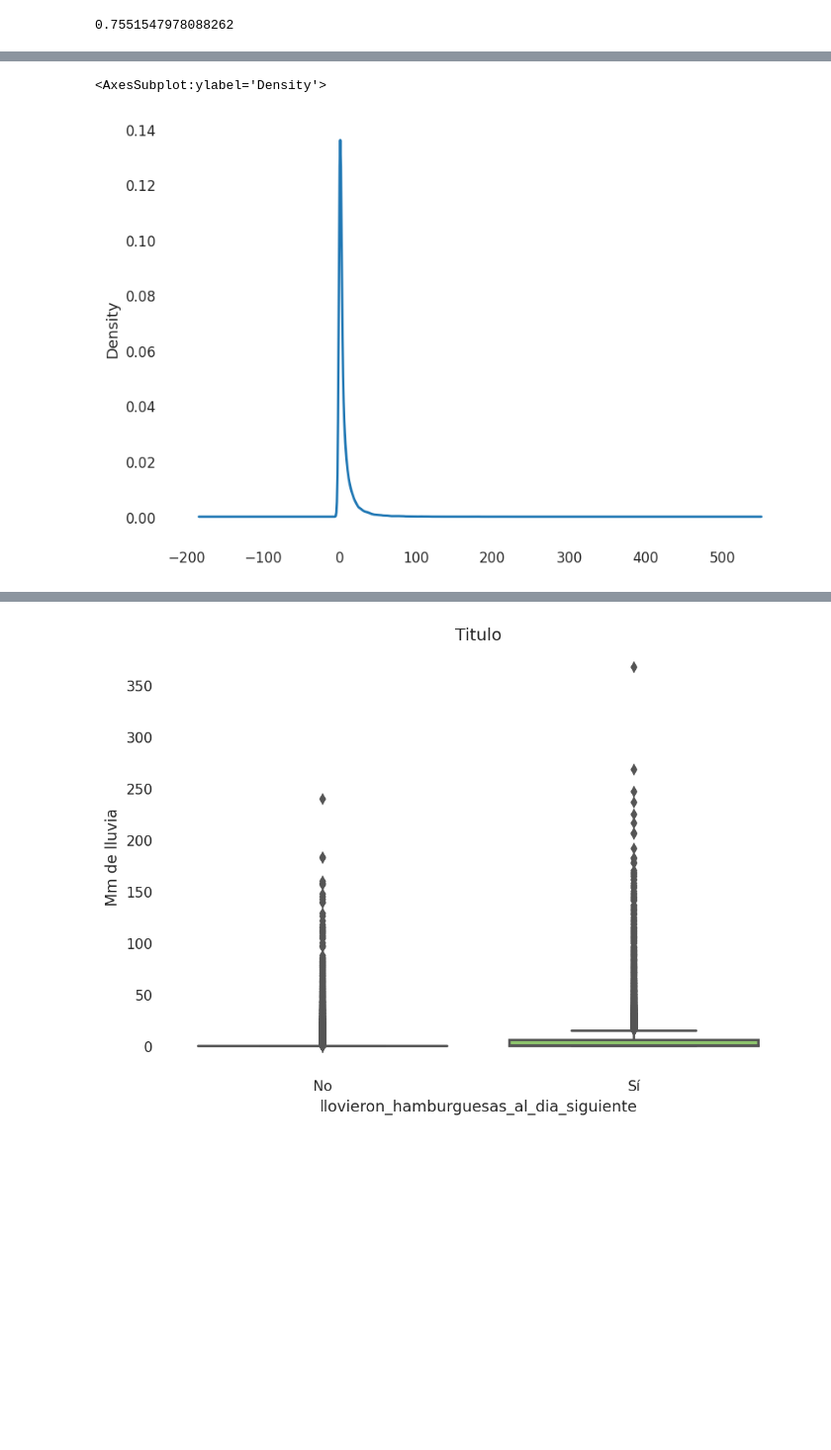
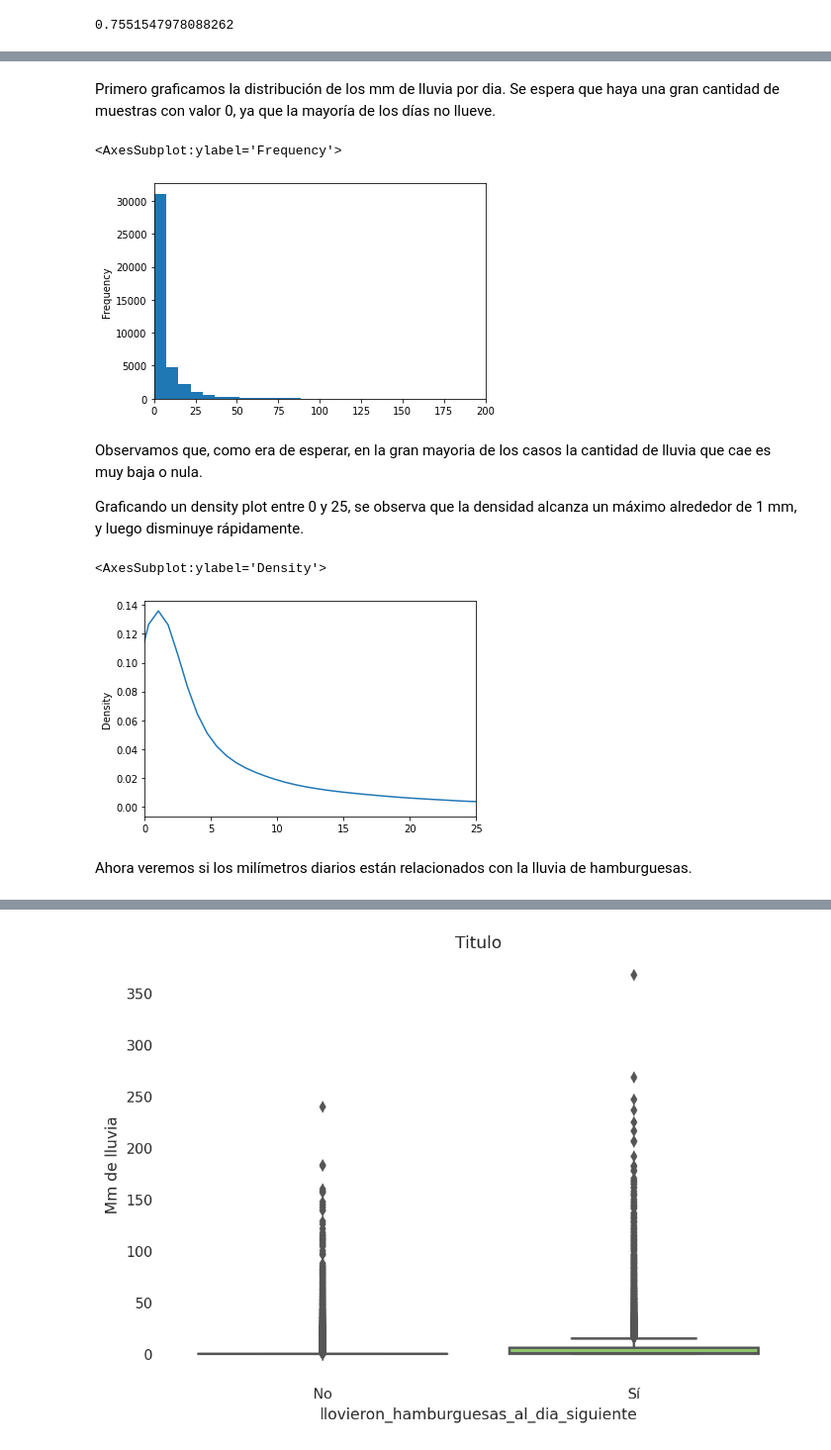
Before and after one commit to aflouret/lluvia-de-hamburguesas, a Jupyter notebook: tp.ipynb, the cells around one changed output, grey strips where cells are left out. Shown at 99% size. Cells and saved outputs as stored; diff of their text form; code cells hidden in the pictures; blank space fills up the shorter version.

```diff
--- a/tp.ipynb
+++ b/tp.ipynb
@@ -170,6 +169,19 @@ Analizamos la coincidencia entre los valores de la columna 'llovieron_hamburgues
+# %% [markdown]
+Primero graficamos la distribución de los mm de lluvia por dia. Se espera que haya una gran cantidad de muestras con valor 0, ya que la mayoría de los días no llueve.
+# %%
+df[df['mm_lluvia_dia']>0]['mm_lluvia_dia'].plot(kind='hist', xlim = (0, 200), bins=50)
+# %% [output]
+<AxesSubplot:ylabel='Frequency'>
+[figure, added]
+# %% [markdown]
+Observamos que, como era de esperar, en la gran mayoria de los casos la cantidad de lluvia que cae es muy baja o nula.
+
+Graficando un density plot entre 0 y 25, se observa que la densidad alcanza un máximo alrededor de 1 mm, y luego disminuye rápidamente.
 # %%
-df[df['mm_lluvia_dia']>0]['mm_lluvia_dia'].plot(kind='density')
+df[df['mm_lluvia_dia']>0]['mm_lluvia_dia'].plot(kind='density', xlim = (0, 25))
 # %% [output]
 <AxesSubplot:ylabel='Density'>
-[figure, old version]
+[figure, new version]
+# %% [markdown]
+Ahora veremos si los milímetros diarios están relacionados con la lluvia de hamburguesas.
 # %%
```
Also changed, not shown: parts of 79 cells of this notebook.
